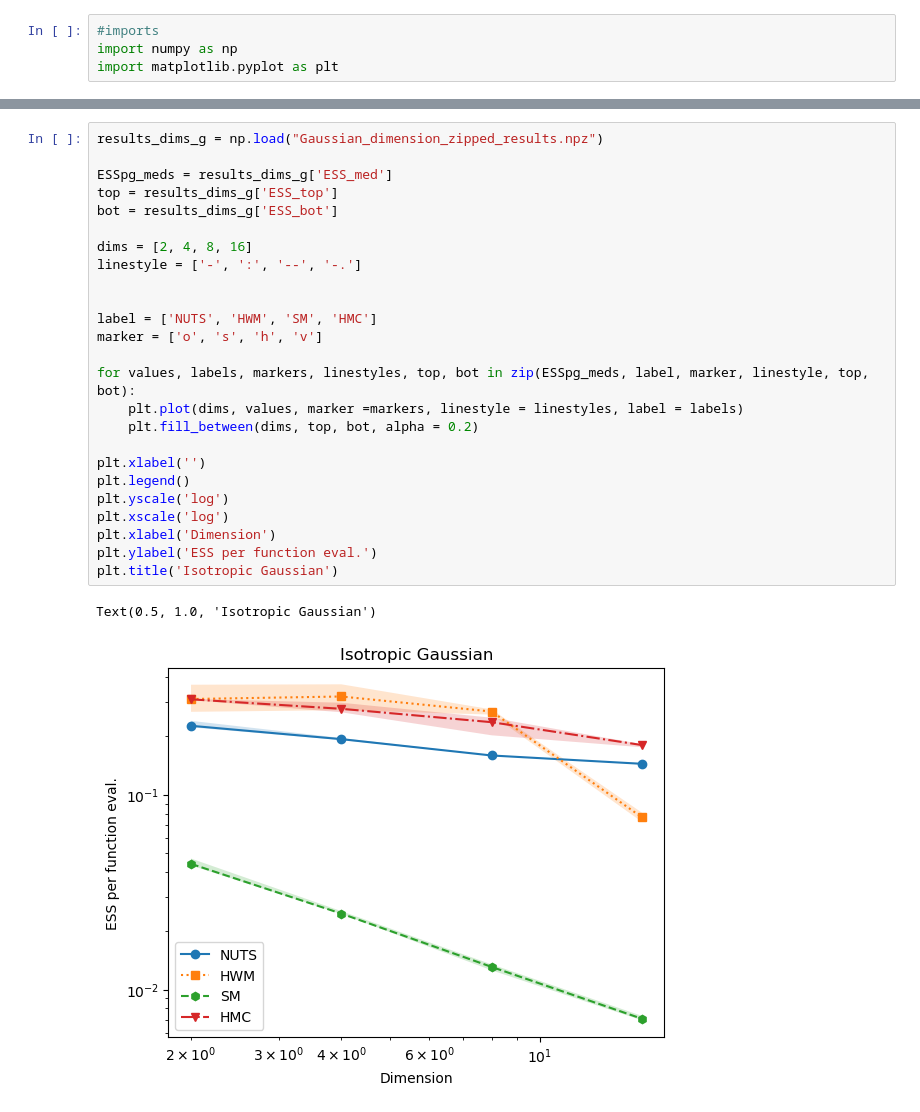
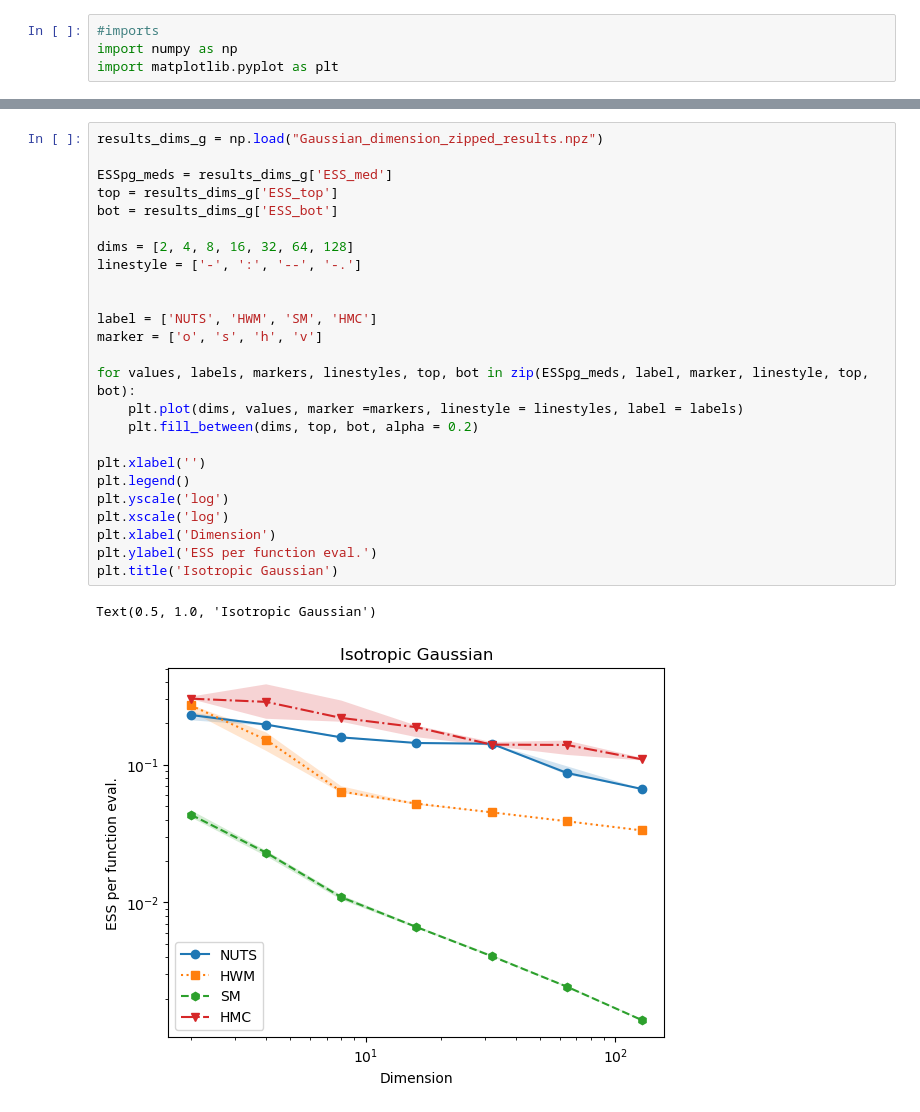
Before and after one commit to JackFoley02/AffineInvariantSamplers, a Jupyter notebook: plots.ipynb, the cells around one changed output, grey strips where cells are left out. Saved outputs shown, nothing was run; the diff lists cells and outputs as text.

```diff
--- a/plots.ipynb
+++ b/plots.ipynb
@@ -77,31 +81,31 @@ Text(0.5, 1.0, '32D Rosenbrock')
 # %%
 results_dims_g = np.load("Gaussian_dimension_zipped_results.npz")
 
 ESSpg_meds = results_dims_g['ESS_med']
 top = results_dims_g['ESS_top']
 bot = results_dims_g['ESS_bot']
 
-dims = [2, 4, 8, 16]
+dims = [2, 4, 8, 16, 32, 64, 128]
 linestyle = ['-', ':', '--', '-.']
 
 
 label = ['NUTS', 'HWM', 'SM', 'HMC']
 marker = ['o', 's', 'h', 'v']
 
 for values, labels, markers, linestyles, top, bot in zip(ESSpg_meds, label, marker, linestyle, top, bot):
     plt.plot(dims, values, marker =markers, linestyle = linestyles, label = labels)
     plt.fill_between(dims, top, bot, alpha = 0.2)
 
 plt.xlabel('')
 plt.legend()
 plt.yscale('log')
 plt.xscale('log')
 plt.xlabel('Dimension')
 plt.ylabel('ESS per function eval.')
 plt.title('Isotropic Gaussian')
 # %% [output]
 Text(0.5, 1.0, 'Isotropic Gaussian')
-[figure, old version]
+[figure, new version]
 # %%
 results_dims_r = np.load("Rosenbrock_dimension_zipped_results.npz")
 
```
Also changed, not shown: parts of 11 cells of this notebook, 13 other files.
